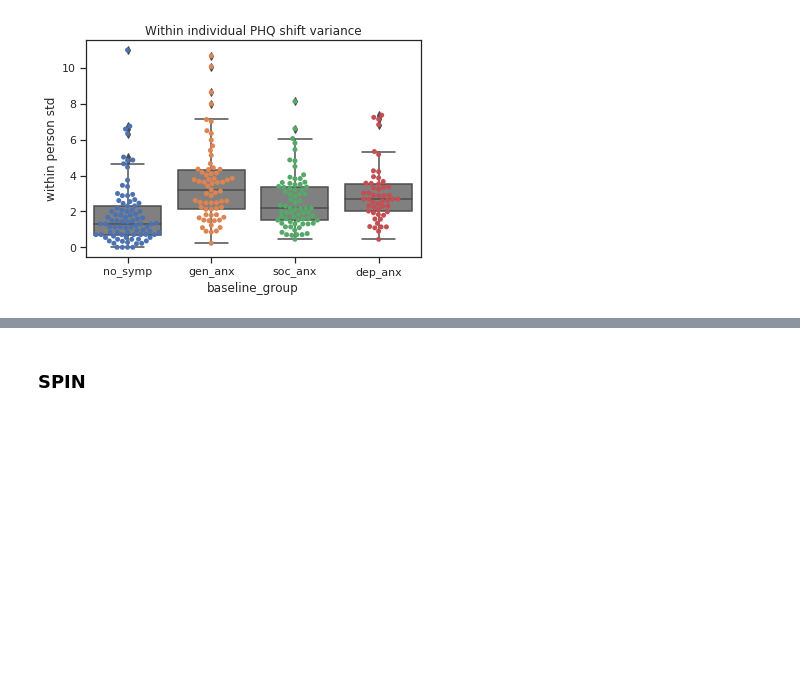
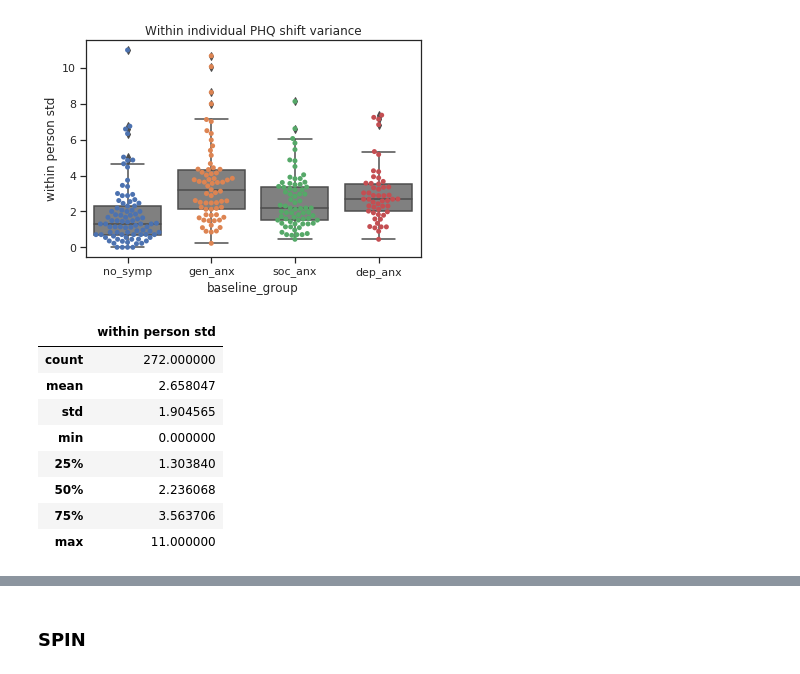
Before and after one commit to tliu526/lifesense, a Jupyter notebook: jama_change_analysis_unit_weight_all.ipynb, the cells around one changed output, grey strips where cells are left out. Drawn from its saved outputs; the diff is of its cells as text; code cells hidden in the pictures; blank space fills up the shorter version.

Commit message:
update jama change notebook with overall within individual variance of assessments

```diff
--- a/jama_change_analysis_unit_weight_all.ipynb
+++ b/jama_change_analysis_unit_weight_all.ipynb
@@ -216,6 +214,18 @@ plt.title("Within individual PHQ shift variance")
 # %% [output]
 Text(0.5, 1.0, 'Within individual PHQ shift variance')
 [figure]
+# %%
+phq_std.describe()
+# %% [output]
+|  | within person std |
+| count | 272.000000 |
+| mean | 2.658047 |
+| std | 1.904565 |
+| min | 0.000000 |
+| 25% | 1.303840 |
+| 50% | 2.236068 |
+| 75% | 3.563706 |
+| max | 11.000000 |
 # %%
 phq_std.groupby('baseline_group').describe()
 # %% [output]
```
Also changed, not shown: parts of 13 cells of this notebook.
